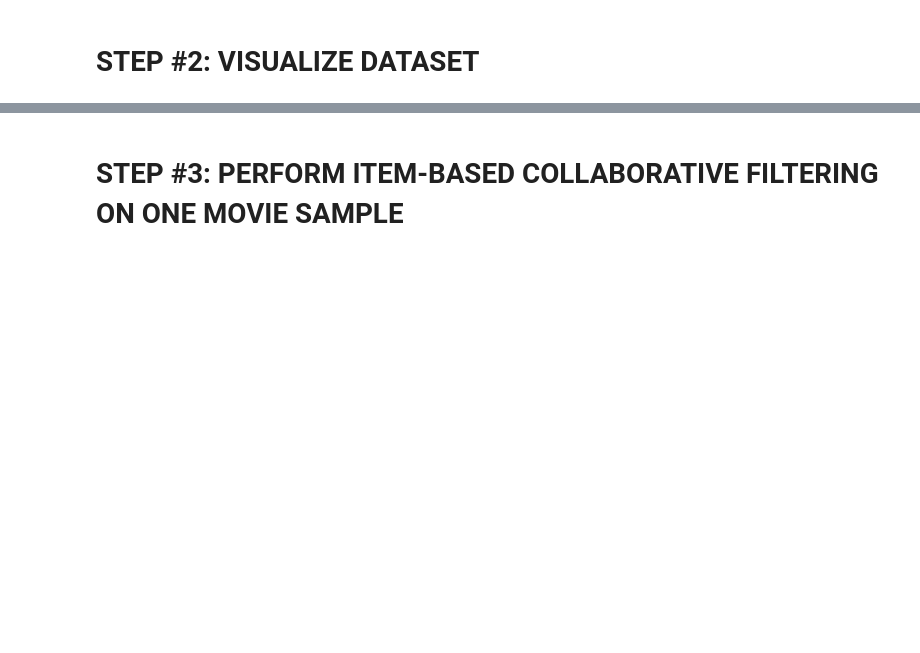
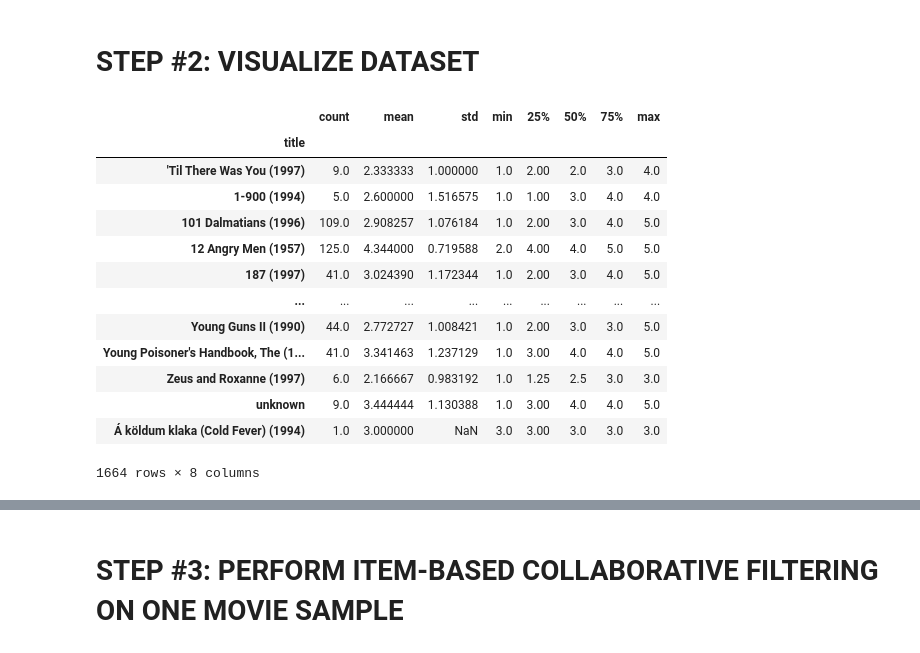
Before and after one commit to jainharsh21/Movie-Recommender-System, a Jupyter notebook: movie_recommender_system.ipynb, the cells around one changed output, grey strips where cells are left out. Saved outputs shown, nothing was run; the diff lists cells and outputs as text; code cells hidden in the pictures; blank space fills up the shorter version.

```diff
--- a/movie_recommender_system.ipynb
+++ b/movie_recommender_system.ipynb
@@ -52,2 +140,19 @@ movies_rating_df.shape
 # %% [markdown]
 # STEP #2: VISUALIZE DATASET
+# %%
+movies_rating_df.groupby('title')['rating'].describe()
+# %% [output]
+|  | count | mean | std | min | 25% | 50% | 75% | max |
+| title |  |  |  |  |  |  |  |  |
+| 'Til There Was You (1997) | 9.0 | 2.333333 | 1.000000 | 1.0 | 2.00 | 2.0 | 3.0 | 4.0 |
+| 1-900 (1994) | 5.0 | 2.600000 | 1.516575 | 1.0 | 1.00 | 3.0 | 4.0 | 4.0 |
+| 101 Dalmatians (1996) | 109.0 | 2.908257 | 1.076184 | 1.0 | 2.00 | 3.0 | 4.0 | 5.0 |
+| 12 Angry Men (1957) | 125.0 | 4.344000 | 0.719588 | 2.0 | 4.00 | 4.0 | 5.0 | 5.0 |
+| 187 (1997) | 41.0 | 3.024390 | 1.172344 | 1.0 | 2.00 | 3.0 | 4.0 | 5.0 |
+| ... | ... | ... | ... | ... | ... | ... | ... | ... |
+| Young Guns II (1990) | 44.0 | 2.772727 | 1.008421 | 1.0 | 2.00 | 3.0 | 3.0 | 5.0 |
+| Young Poisoner's Handbook, The (1... | 41.0 | 3.341463 | 1.237129 | 1.0 | 3.00 | 4.0 | 4.0 | 5.0 |
+| Zeus and Roxanne (1997) | 6.0 | 2.166667 | 0.983192 | 1.0 | 1.25 | 2.5 | 3.0 | 3.0 |
+| unknown | 9.0 | 3.444444 | 1.130388 | 1.0 | 3.00 | 4.0 | 4.0 | 5.0 |
+| Á köldum klaka (Cold Fever) (1994) | 1.0 | 3.000000 | NaN | 3.0 | 3.00 | 3.0 | 3.0 | 3.0 |
+1664 rows × 8 columns
```
Also changed, not shown: parts of 18 cells of this notebook.
